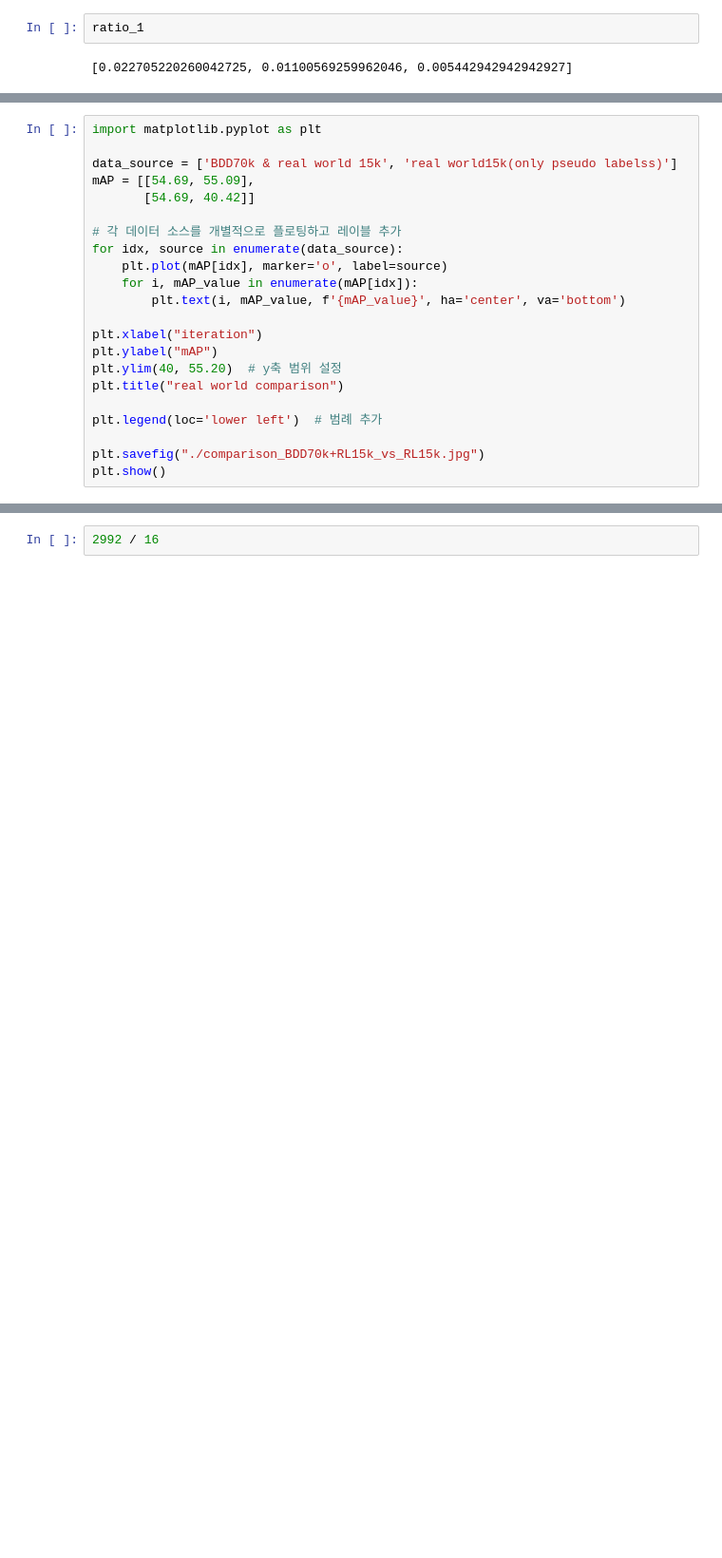
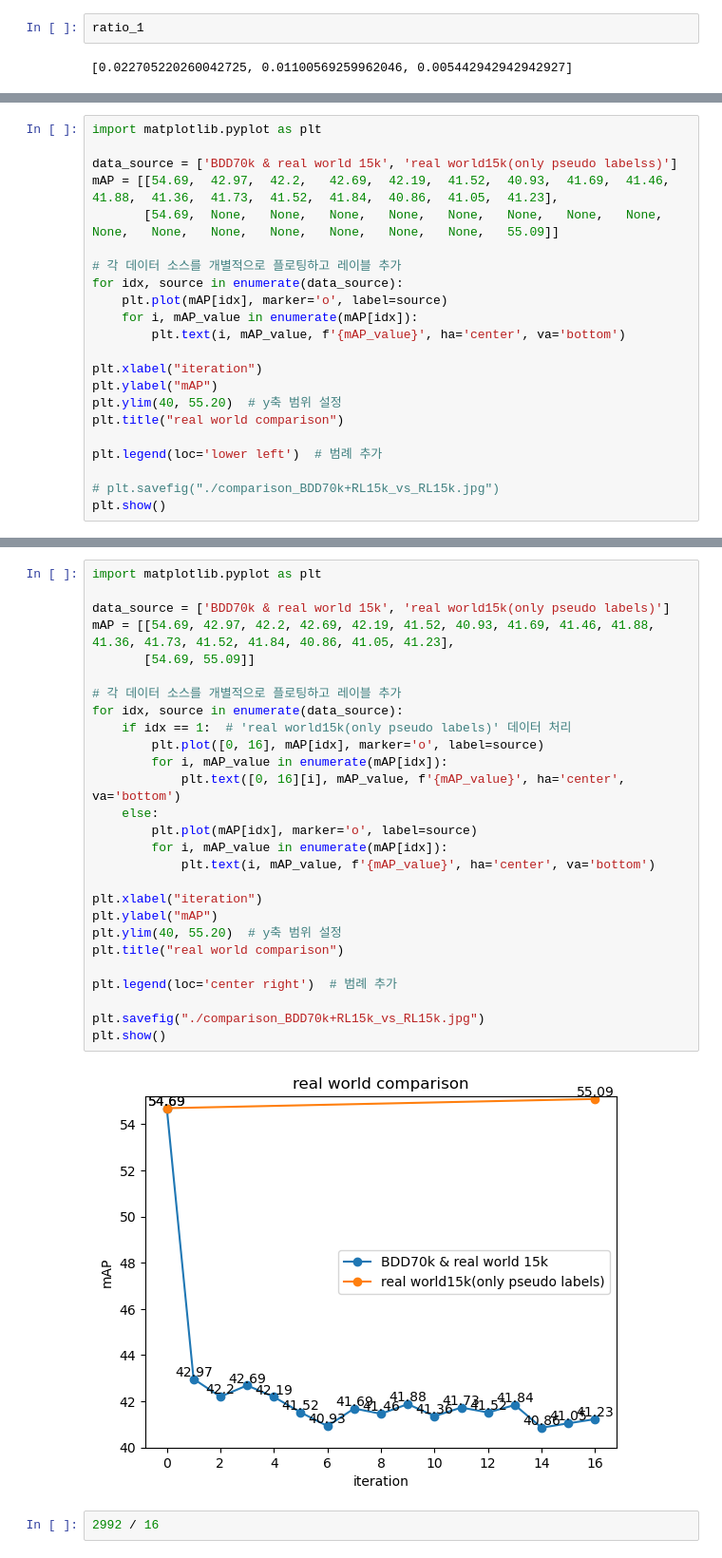
Before and after one commit to mykirk98/Algorithm, a Jupyter notebook: notebook.ipynb, the cells around one changed output, grey strips where cells are left out. Shown at 95% size. Cells and saved outputs as stored; diff of their text form; blank space fills up the shorter version.

```diff
--- a/notebook.ipynb
+++ b/notebook.ipynb
@@ -205,8 +229,8 @@ plt.show()
 import matplotlib.pyplot as plt
 
 data_source = ['BDD70k & real world 15k', 'real world15k(only pseudo labelss)']
-mAP = [[54.69, 55.09],
-       [54.69, 40.42]]
+mAP = [[54.69,  42.97,  42.2,   42.69,  42.19,  41.52,  40.93,  41.69,  41.46,  41.88,  41.36,  41.73,  41.52,  41.84,  40.86,  41.05,  41.23],
+       [54.69,  None,   None,   None,   None,   None,   None,   None,   None,   None,   None,   None,   None,   None,   None,   None,   55.09]]
 
 # 각 데이터 소스를 개별적으로 플로팅하고 레이블 추가
 for idx, source in enumerate(data_source):
@@ -221,6 +245,6 @@ plt.title("real world comparison")
 
 plt.legend(loc='lower left')  # 범례 추가
 
-plt.savefig("./comparison_BDD70k+RL15k_vs_RL15k.jpg")
+# plt.savefig("./comparison_BDD70k+RL15k_vs_RL15k.jpg")
 plt.show()
 # %% [output]
@@ -228,3 +253,32 @@ plt.show()
+# %%
+import matplotlib.pyplot as plt
+
+data_source = ['BDD70k & real world 15k', 'real world15k(only pseudo labels)']
+mAP = [[54.69, 42.97, 42.2, 42.69, 42.19, 41.52, 40.93, 41.69, 41.46, 41.88, 41.36, 41.73, 41.52, 41.84, 40.86, 41.05, 41.23],
+       [54.69, 55.09]]
+
+# 각 데이터 소스를 개별적으로 플로팅하고 레이블 추가
+for idx, source in enumerate(data_source):
+    if idx == 1:  # 'real world15k(only pseudo labels)' 데이터 처리
+        plt.plot([0, 16], mAP[idx], marker='o', label=source)
+        for i, mAP_value in enumerate(mAP[idx]):
+            plt.text([0, 16][i], mAP_value, f'{mAP_value}', ha='center', va='bottom')
+    else:
+        plt.plot(mAP[idx], marker='o', label=source)
+        for i, mAP_value in enumerate(mAP[idx]):
+            plt.text(i, mAP_value, f'{mAP_value}', ha='center', va='bottom')
+
+plt.xlabel("iteration")
+plt.ylabel("mAP")
+plt.ylim(40, 55.20)  # y축 범위 설정
+plt.title("real world comparison")
+
+plt.legend(loc='center right')  # 범례 추가
+
+plt.savefig("./comparison_BDD70k+RL15k_vs_RL15k.jpg")
+plt.show()
+# %% [output]
+[figure, added]
 # %%
 2992 / 16
 # %% [output]
```
Also changed, not shown: parts of 2 cells of this notebook, 3 other files.
